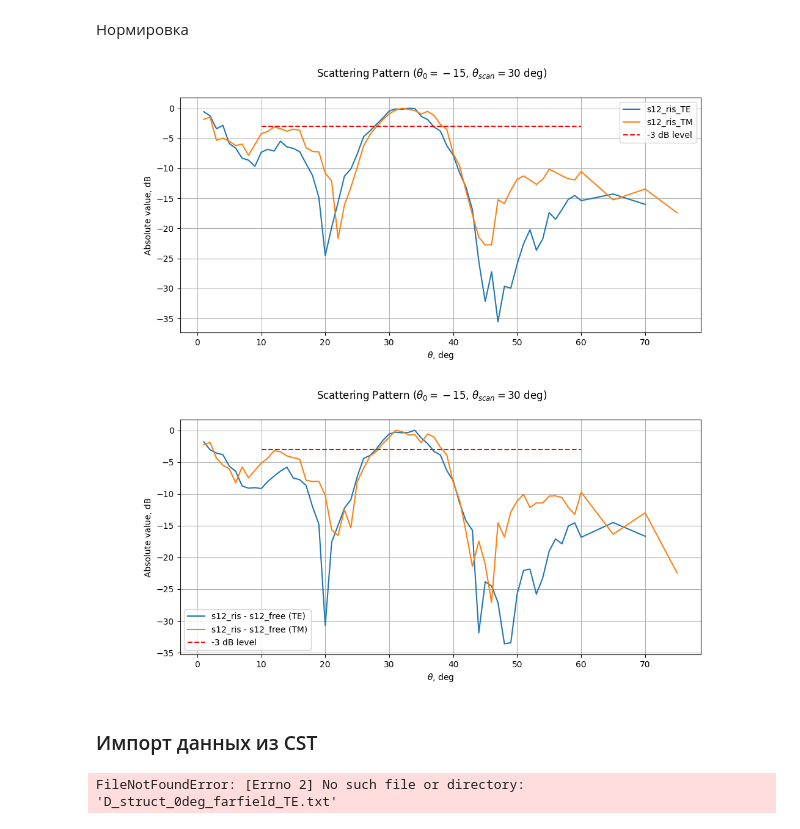
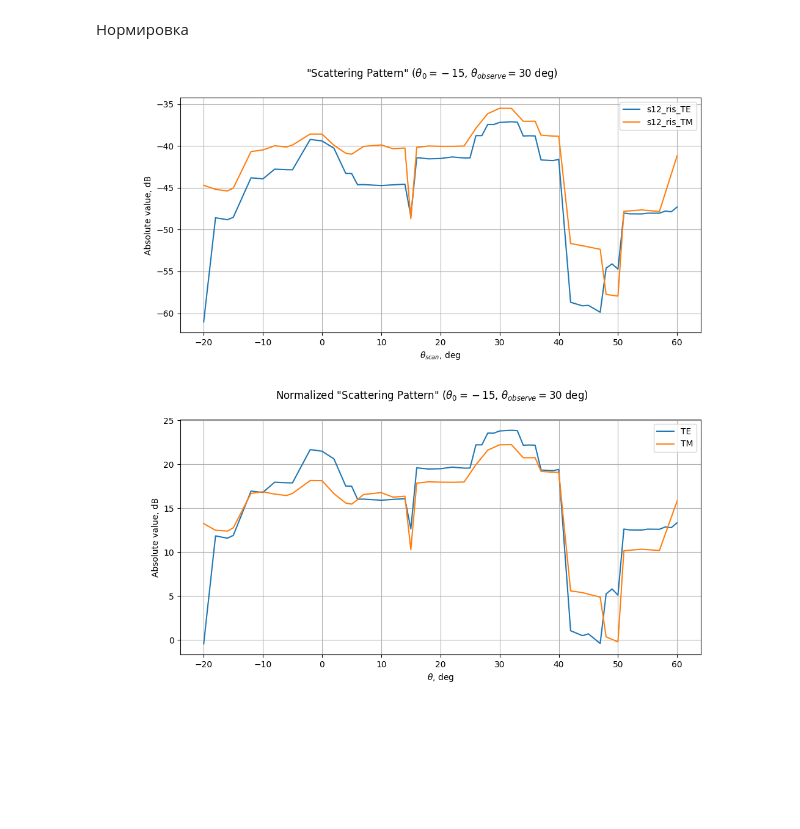
Before and after one commit to isvoropaev02/post_processing_RIS, a Jupyter notebook: 2oct/sc_p_inc-15deg.ipynb, the cells around one changed output. Drawn from its saved outputs; the diff is of its cells as text; code cells hidden in the pictures; blank space fills up the shorter version.

```diff
--- a/2oct/sc_p_inc-15deg.ipynb
+++ b/2oct/sc_p_inc-15deg.ipynb
@@ -106,16 +107,15 @@ data_8A_TM['s12_norm']=data_8A_TM['s12']/max_TM
 fig1 = plt.figure(figsize=(11,5))
 
 ax_1 = fig1.add_subplot(111)
-ax_1.plot(data_8A_TE['Angle'], 20*np.log10(data_8A_TE['s12_norm'].apply(abs)), label='s12_ris_TE')
-ax_1.plot(data_8A_TM['Angle'], 20*np.log10(data_8A_TM['s12_norm'].apply(abs)), label='s12_ris_TM')
-ax_1.plot([10, 60], [-3, -3], linestyle='--', color='r', label='-3 dB level')
-ax_1.set_xlabel(r'$\theta$, deg')
+ax_1.plot(data_8A_TE['Angle'], 20*np.log10(data_8A_TE['s12'].apply(abs)), label='s12_ris_TE')
+ax_1.plot(data_8A_TM['Angle'], 20*np.log10(data_8A_TM['s12'].apply(abs)), label='s12_ris_TM')
+ax_1.set_xlabel(r'$\theta_{scan}$, deg')
 ax_1.set_ylabel('Absolute value, dB')
 ax_1.legend()
 ax_1.grid()
 
 
-fig1.suptitle(r'Scattering Pattern ($\theta_0=-15$, $\theta_{scan}=30$ deg)')
+fig1.suptitle(r'"Scattering Pattern" ($\theta_0=-15$, $\theta_{observe}=30$ deg)')
 plt.show()
 # %% [output]
-[figure, old version]
+[figure, new version]
@@ -131,25 +135,37 @@ data_8A_TM['s12-s12_free_norm'] = data_8A_TM['s12-s12_free'] / max_new_TM
+# %%
+data_free_TE = data_free_TE.loc[data_free_TE['Frequency'] == 25.0*1e9]
+data_free_TM = data_free_TM.loc[data_free_TM['Frequency'] == 25.0*1e9]
+data_screen_TE = data_screen_TE.loc[data_screen_TE['Frequency'] == 25.0*1e9]
+data_screen_TM = data_screen_TM.loc[data_screen_TM['Frequency'] == 25.0*1e9]
+# %%
+data_free_TE['s12']=data_free_TE['ReS12']+1j*data_free_TE['ImS12']
+data_free_TM['s12']=data_free_TM['ReS12']+1j*data_free_TM['ImS12']
+data_screen_TE['s12']=data_screen_TE['ReS12']+1j*data_screen_TE['ImS12']
+data_screen_TM['s12']=data_screen_TM['ReS12']+1j*data_screen_TM['ImS12']
+# %%
+data_free_TE = data_free_TE.drop(['ReS12', 'ImS12'], axis=1)
+data_free_TM = data_free_TM.drop(['ReS12', 'ImS12'], axis=1)
+data_screen_TE = data_screen_TE.drop(['ReS12', 'ImS12'], axis=1)
+data_screen_TM = data_screen_TM.drop(['ReS12', 'ImS12'], axis=1)
+# %%
+s12_free_TE = data_free_TE.loc[2500,'s12']
+s12_free_TM = data_free_TM.loc[2500,'s12']
+s12_screen_TE = data_screen_TE.loc[2500,'s12']
+s12_screen_TM = data_screen_TM.loc[2500,'s12']
 # %%
 fig2 = plt.figure(figsize=(11,5))
 
 ax_1 = fig2.add_subplot(111)
-ax_1.plot(data_8A_TE['Angle'], 20*np.log10(data_8A_TE['s12-s12_free_norm'].apply(abs)), label='s12_ris - s12_free (TE)')
-ax_1.plot(data_8A_TM['Angle'], 20*np.log10(data_8A_TM['s12-s12_free_norm'].apply(abs)), label='s12_ris - s12_free (TM)')
-ax_1.plot([10, 60], [-3, -3], linestyle='--', color='r', label='-3 dB level')
+ax_1.plot(data_8A_TE['Angle'], 20*np.log10(((data_8A_TE['s12'] - s12_free_TE) /
+                                            (s12_free_TE - s12_screen_TE)).apply(abs)), label='TE')
+ax_1.plot(data_8A_TM['Angle'], 20*np.log10(((data_8A_TM['s12'] - s12_free_TM) / (s12_free_TM - s12_screen_TM)).apply(abs)), label='TM')
 ax_1.set_xlabel(r'$\theta$, deg')
 ax_1.set_ylabel('Absolute value, dB')
 ax_1.legend()
 ax_1.grid()
 
 
-fig2.suptitle(r'Scattering Pattern ($\theta_0=-15$, $\theta_{scan}=30$ deg)')
+fig2.suptitle(r'Normalized "Scattering Pattern" ($\theta_0=-15$, $\theta_{observe}=30$ deg)')
 plt.show()
 # %% [output]
-[figure, old version]
+[figure, new version]
-# %% [markdown]
-### Импорт данных из CST
-# %%
-cst_pattern = pd.read_csv('D_struct_0deg_farfield_TE.txt', sep=' ', header=None, skiprows=2,
-                            skipinitialspace=True, index_col=False,
-                            names=['theta', 'absP'], usecols=[0, 2])
-# %% [output]
-FileNotFoundError: [Errno 2] No such file or directory: 'D_struct_0deg_farfield_TE.txt'
```
Also changed, not shown: parts of 17 cells of this notebook.
